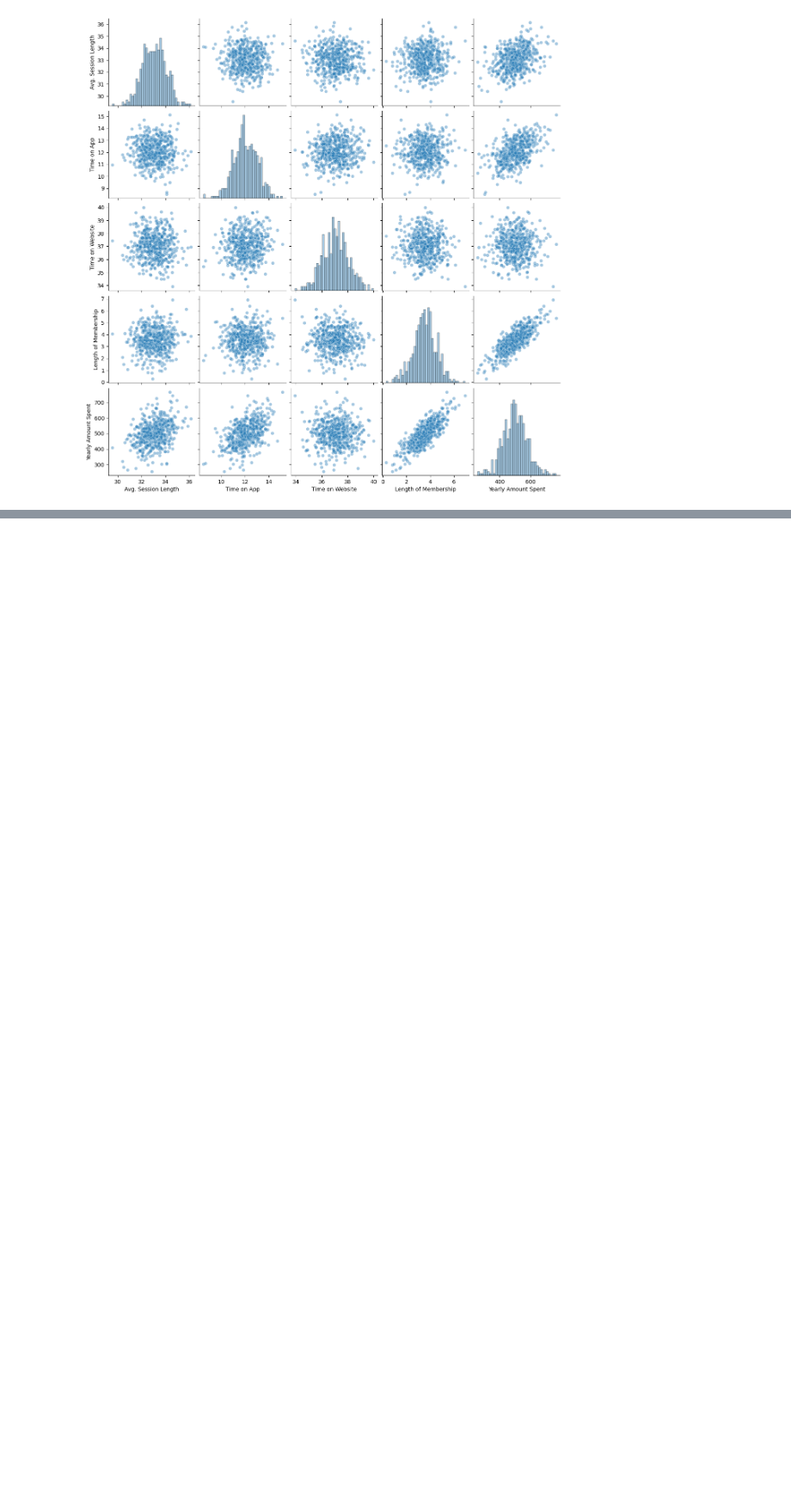
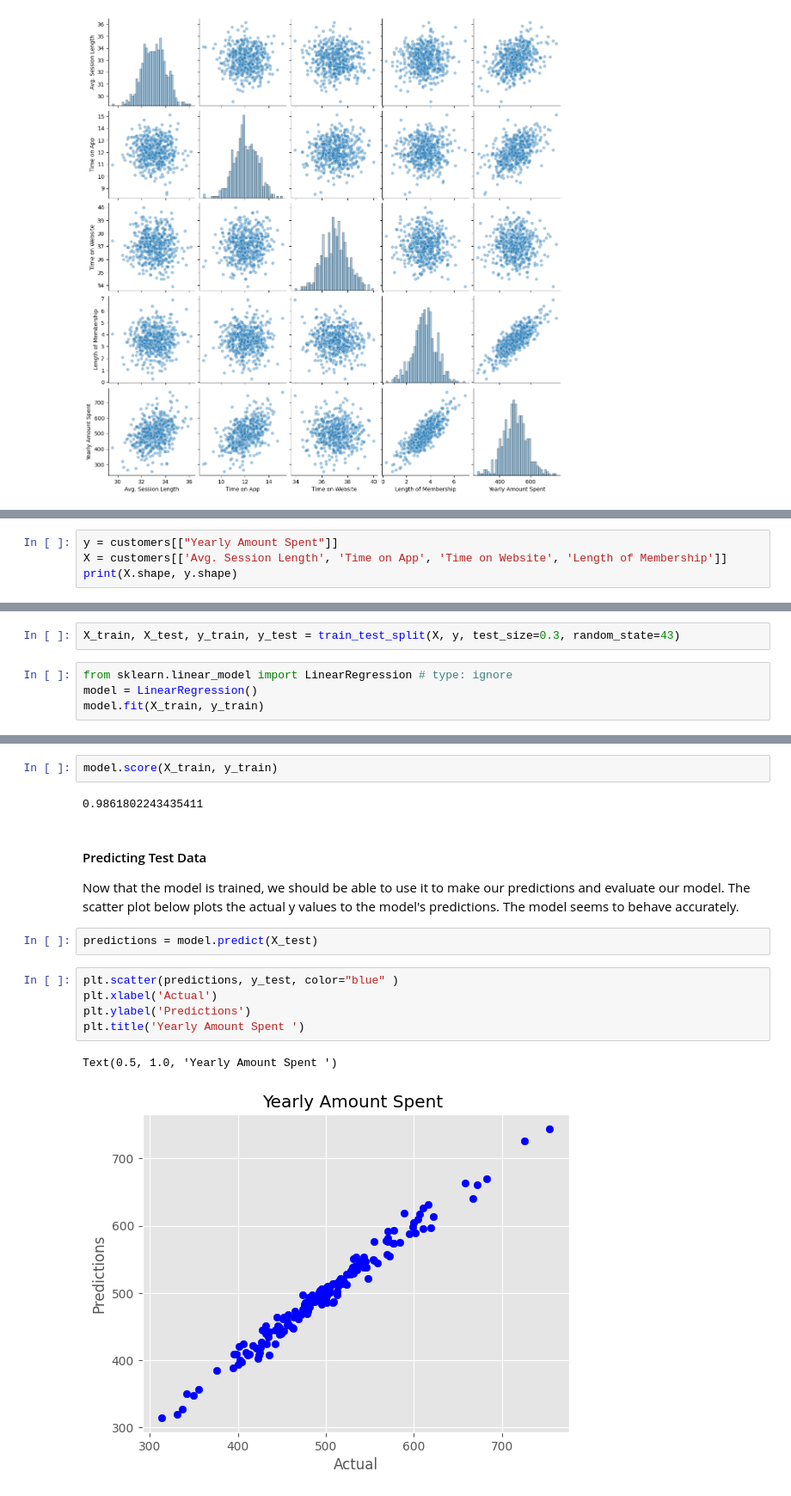
Before and after one commit to sarthakone105/100_days_of_data_science, a Jupyter notebook: ecommerce_01.ipynb, the cells around one changed output, grey strips where cells are left out. Shown at 86% size. Saved outputs shown, nothing was run; the diff lists cells and outputs as text; blank space fills up the shorter version.

Commit message:
Predicted using Linear regression

```diff
--- a/ecommerce_01.ipynb
+++ b/ecommerce_01.ipynb
@@ -71,0 +112,4 @@ sns.pairplot(data=df,
+# %%
+y = customers[["Yearly Amount Spent"]]
+X = customers[['Avg. Session Length', 'Time on App', 'Time on Website', 'Length of Membership']]
+print(X.shape, y.shape)
@@ -71,0 +118,6 @@ sns.pairplot(data=df,
+# %%
+X_train, X_test, y_train, y_test = train_test_split(X, y, test_size=0.3, random_state=43)
+# %%
+from sklearn.linear_model import LinearRegression # type: ignore
+model = LinearRegression()
+model.fit(X_train, y_train)
@@ -71,0 +139,17 @@ sns.pairplot(data=df,
+# %%
+model.score(X_train, y_train)
+# %% [output]
+0.9861802243435411
+# %% [markdown]
+<h4>Predicting Test Data</h4>
+Now that the model is trained, we should be able to use it to make our predictions and evaluate our model. The scatter plot below plots the actual y values to the model's predictions. The model seems to behave accurately.
+# %%
+predictions = model.predict(X_test)
+# %%
+plt.scatter(predictions, y_test, color="blue" )
+plt.xlabel('Actual')
+plt.ylabel('Predictions')
+plt.title('Yearly Amount Spent ')
+# %% [output]
+Text(0.5, 1.0, 'Yearly Amount Spent ')
+[figure, added]
```
Also changed, not shown: parts of 12 cells of this notebook, 1 other file.
